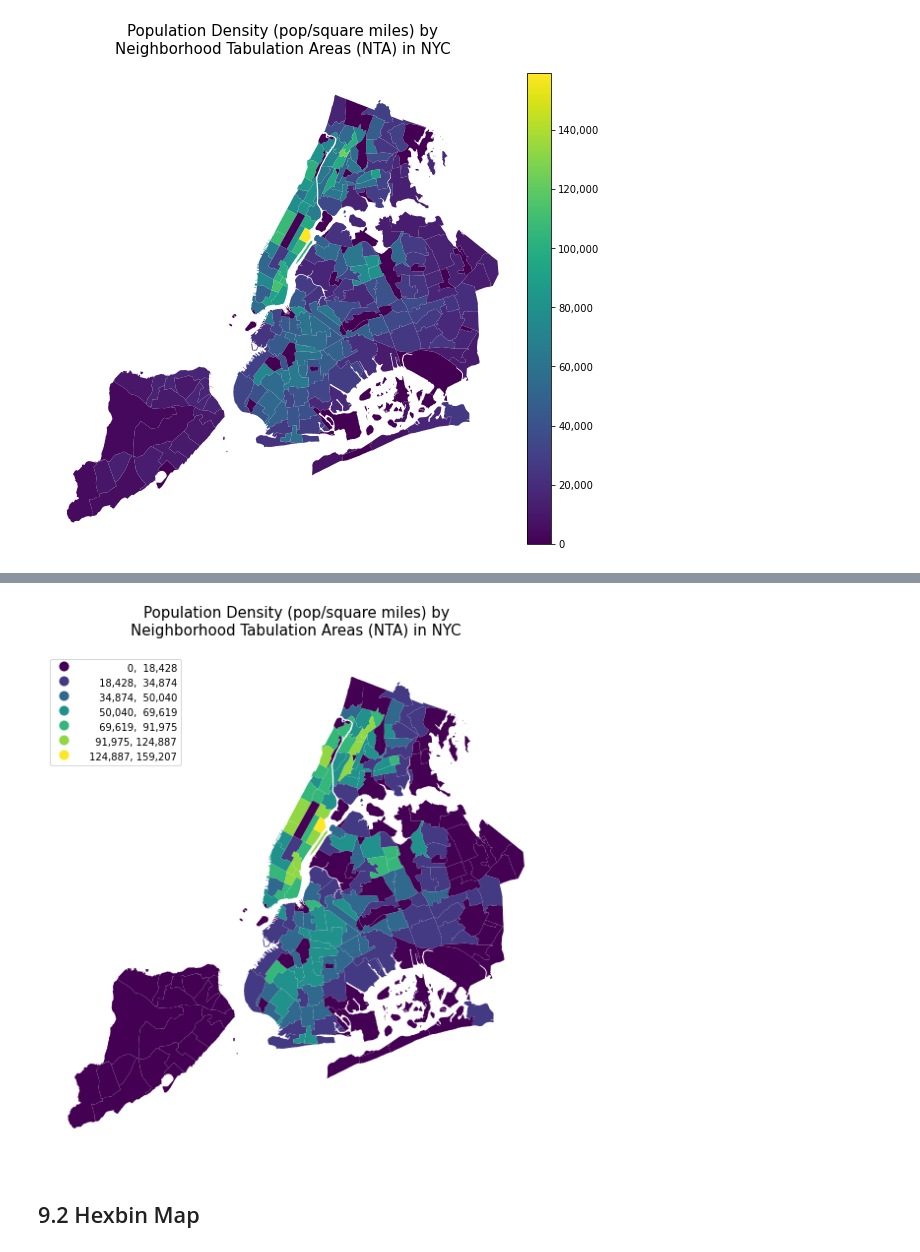
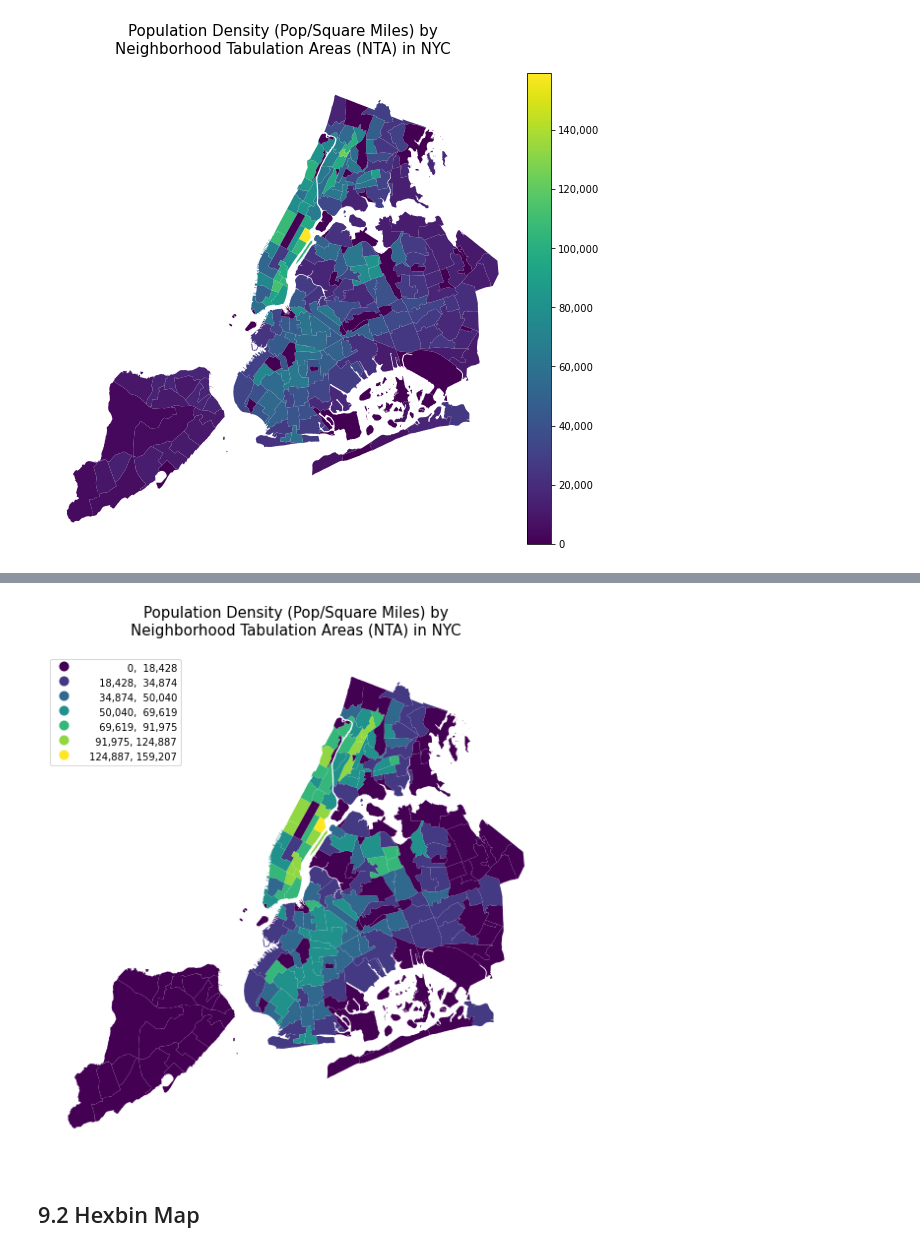
Before and after one commit to mebauer/data-analysis-using-python, a Jupyter notebook: 4-geospatial-data-mapping.ipynb, the cells around one changed output, grey strips where cells are left out. Drawn from its saved outputs; the diff is of its cells as text; code cells hidden in the pictures.

```diff
--- a/4-geospatial-data-mapping.ipynb
+++ b/4-geospatial-data-mapping.ipynb
@@ -1179,35 +1193,35 @@ fig, ax = plt.subplots(figsize=(8, 8))
 
 nta_pop.plot(
     column='density (pop/sq_mi)',
     ax=ax,
     legend=True,
     scheme='fisher_jenks',
     k=7,
     legend_kwds={'loc': "upper left",
                  'fmt': "{:,.0f}",
                  'fontsize': "10"}
 )
 
 # returning the legend
 leg = ax.get_legend()
 
 # making the legend labels right horizontal aligned
 hp = leg._legend_box.get_children()[1]
 for vp in hp.get_children():
     for row in vp.get_children():
         row.set_width(125)  # need to adapt this manually
         row.mode= "expand"
         row.align="right"
 
 ax.set_title(
-    'Population Density (pop/square miles) by\nNeighborhood Tabulation Areas (NTA) in NYC',
+    'Population Density (Pop/Square Miles) by\nNeighborhood Tabulation Areas (NTA) in NYC',
     fontsize=15, pad=20
 )
 
 plt.axis('off')
 plt.tight_layout()
 # %% [output]
-[figure, old version]
+[figure, new version]
 # %% [markdown]
 ## 9.2 Hexbin Map
 # %%
```
Also changed, not shown: parts of 53 cells of this notebook, 27 other files.
